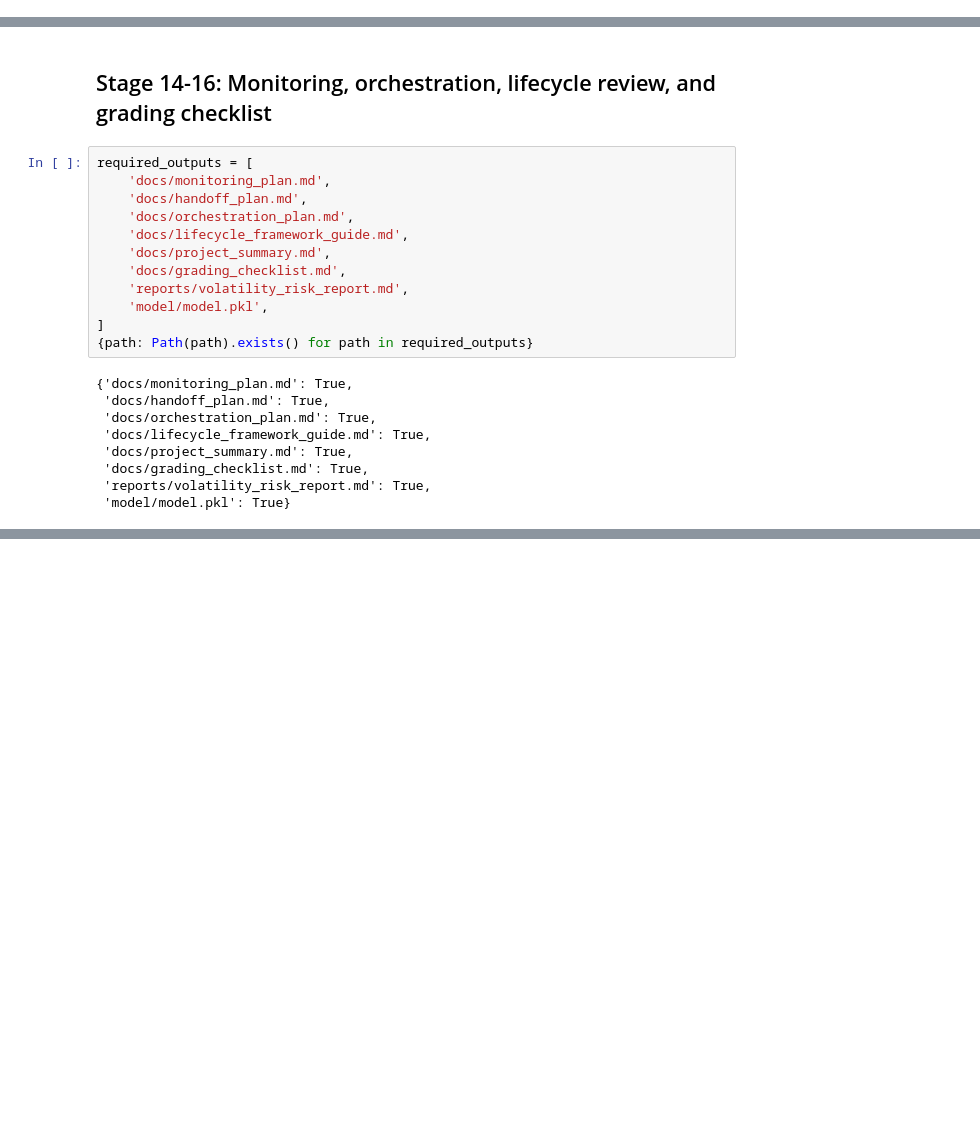
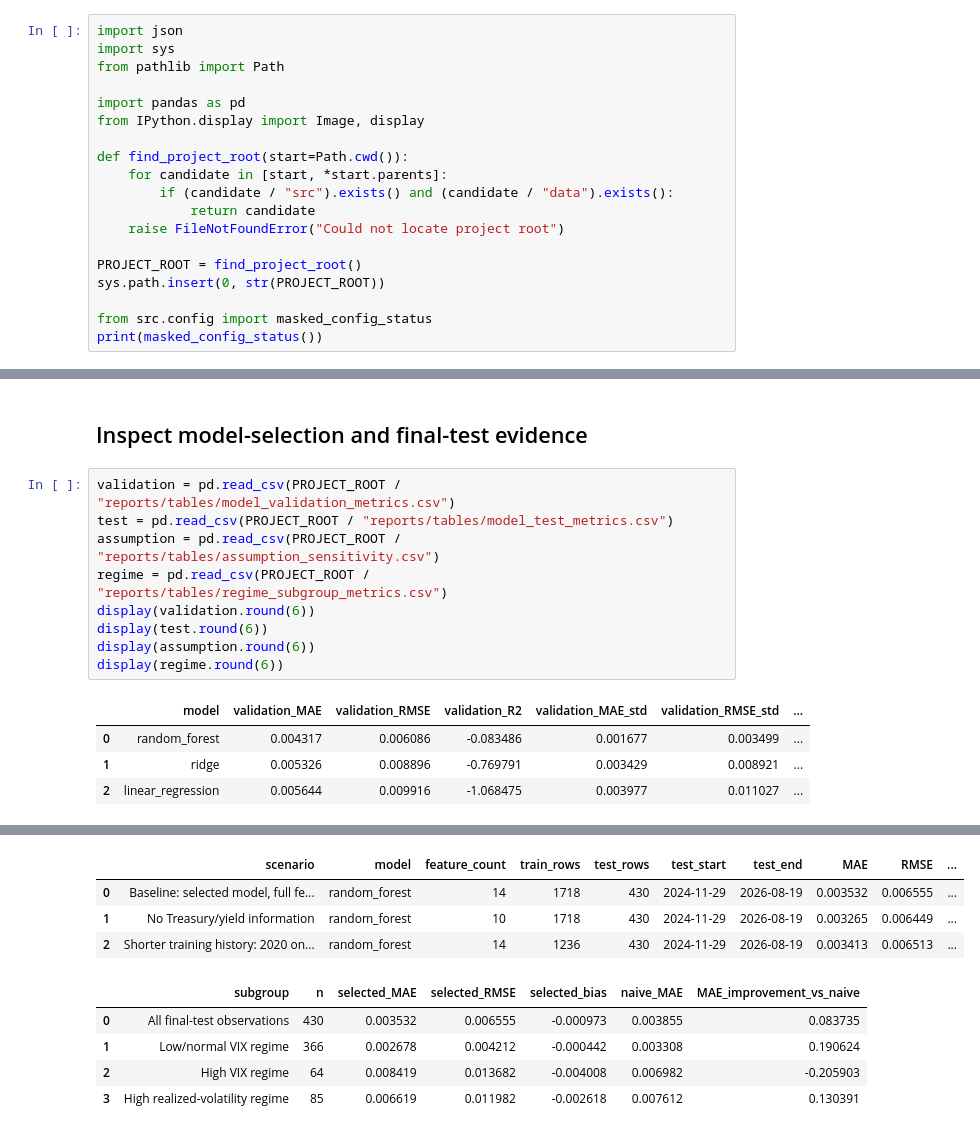
Before and after one commit to Funger1314/bootcamp_Yifang_Qiu, a Jupyter notebook: project/notebooks/project_pipeline.ipynb, the cells around one changed output, grey strips where cells are left out. Saved outputs shown, nothing was run; the diff lists cells and outputs as text; blank space fills up the shorter version.

```diff
--- a/project/notebooks/project_pipeline.ipynb
+++ b/project/notebooks/project_pipeline.ipynb
@@ -36,0 +5,19 @@ The CLI functions are imported back into the notebook so the notebook and reusab
+# %%
+import json
+import sys
+from pathlib import Path
+
+import pandas as pd
+from IPython.display import Image, display
+
+def find_project_root(start=Path.cwd()):
+    for candidate in [start, *start.parents]:
+        if (candidate / "src").exists() and (candidate / "data").exists():
+            return candidate
+    raise FileNotFoundError("Could not locate project root")
+
+PROJECT_ROOT = find_project_root()
+sys.path.insert(0, str(PROJECT_ROOT))
+
+from src.config import masked_config_status
+print(masked_config_status())
@@ -151,23 +66,16 @@ Bad POST JSON: {'error': "'features' must contain exactly 14 values."}
-# %% [markdown]
-## Stage 14-16: Monitoring, orchestration, lifecycle review, and grading checklist
-# %%
-required_outputs = [
-    'docs/monitoring_plan.md',
-    'docs/handoff_plan.md',
-    'docs/orchestration_plan.md',
-    'docs/lifecycle_framework_guide.md',
-    'docs/project_summary.md',
-    'docs/grading_checklist.md',
-    'reports/volatility_risk_report.md',
-    'model/model.pkl',
-]
-{path: Path(path).exists() for path in required_outputs}
-# %% [output]
-{'docs/monitoring_plan.md': True,
- 'docs/handoff_plan.md': True,
- 'docs/orchestration_plan.md': True,
- 'docs/lifecycle_framework_guide.md': True,
- 'docs/project_summary.md': True,
- 'docs/grading_checklist.md': True,
- 'reports/volatility_risk_report.md': True,
- 'model/model.pkl': True}
+# %% [markdown]
+## Inspect model-selection and final-test evidence
+# %%
+validation = pd.read_csv(PROJECT_ROOT / "reports/tables/model_validation_metrics.csv")
+test = pd.read_csv(PROJECT_ROOT / "reports/tables/model_test_metrics.csv")
+assumption = pd.read_csv(PROJECT_ROOT / "reports/tables/assumption_sensitivity.csv")
+regime = pd.read_csv(PROJECT_ROOT / "reports/tables/regime_subgroup_metrics.csv")
+display(validation.round(6))
+display(test.round(6))
+display(assumption.round(6))
+display(regime.round(6))
+# %% [output]
+|  | model | validation_MAE | validation_RMSE | validation_R2 | validation_MAE_std | validation_RMSE_std | ... |
+| 0 | random_forest | 0.004317 | 0.006086 | -0.083486 | 0.001677 | 0.003499 | ... |
+| 1 | ridge | 0.005326 | 0.008896 | -0.769791 | 0.003429 | 0.008921 | ... |
+| 2 | linear_regression | 0.005644 | 0.009916 | -1.068475 | 0.003977 | 0.011027 | ... |
@@ -173,0 +85,9 @@ required_outputs = [
+|  | scenario | model | feature_count | train_rows | test_rows | test_start | test_end | MAE | RMSE | ... |
+| 0 | Baseline: selected model, full fe... | random_forest | 14 | 1718 | 430 | 2024-11-29 | 2026-08-19 | 0.003532 | 0.006555 | ... |
+| 1 | No Treasury/yield information | random_forest | 10 | 1718 | 430 | 2024-11-29 | 2026-08-19 | 0.003265 | 0.006449 | ... |
+| 2 | Shorter training history: 2020 on... | random_forest | 14 | 1236 | 430 | 2024-11-29 | 2026-08-19 | 0.003413 | 0.006513 | ... |
+|  | subgroup | n | selected_MAE | selected_RMSE | selected_bias | naive_MAE | MAE_improvement_vs_naive |
+| 0 | All final-test observations | 430 | 0.003532 | 0.006555 | -0.000973 | 0.003855 | 0.083735 |
+| 1 | Low/normal VIX regime | 366 | 0.002678 | 0.004212 | -0.000442 | 0.003308 | 0.190624 |
+| 2 | High VIX regime | 64 | 0.008419 | 0.013682 | -0.004008 | 0.006982 | -0.205903 |
+| 3 | High realized-volatility regime | 85 | 0.006619 | 0.011982 | -0.002618 | 0.007612 | 0.130391 |
```
Also changed, not shown: parts of 21 cells of this notebook, 3 other files.
